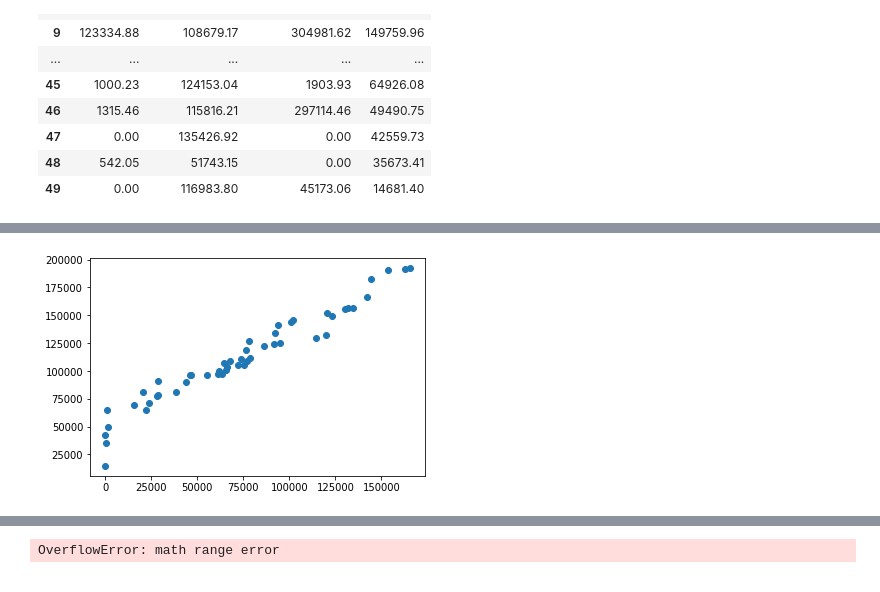
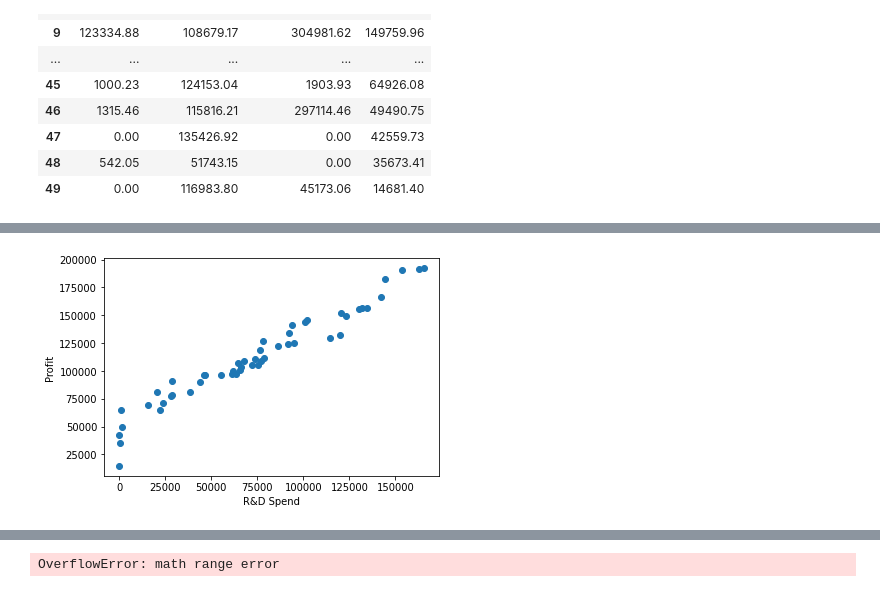
Before and after one commit to Sa20AI/Data-Science-Project, a Jupyter notebook: Logistic Regression.ipynb, the cells around one changed output, grey strips where cells are left out. Saved outputs shown, nothing was run; the diff lists cells and outputs as text; code cells hidden in the pictures.

```diff
--- a/Logistic Regression.ipynb
+++ b/Logistic Regression.ipynb
@@ -53,10 +53,13 @@ plt.show()
 # %%
 plt.scatter(df['R&D Spend'], df['Profit'])
+plt.xlabel("R&D Spend")
+plt.ylabel("Profit")
 plt.show()
 
+
 X_train, X_test, y_train, y_test = train_test_split(df['R&D Spend'], df['Profit'], test_size=0.20)
 # %% [output]
-[figure, old version]
+[figure, new version]
 # %%
 def normalize(X):
     return X - X.mean()
```
Also changed, not shown: parts of 3 cells of this notebook, 2 other files.
